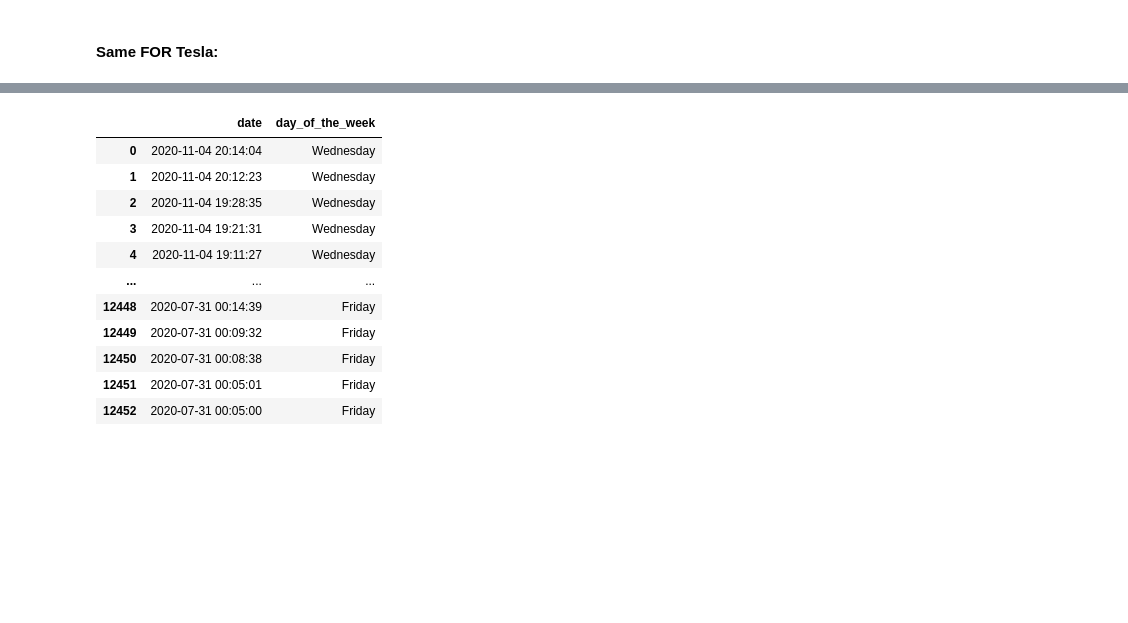
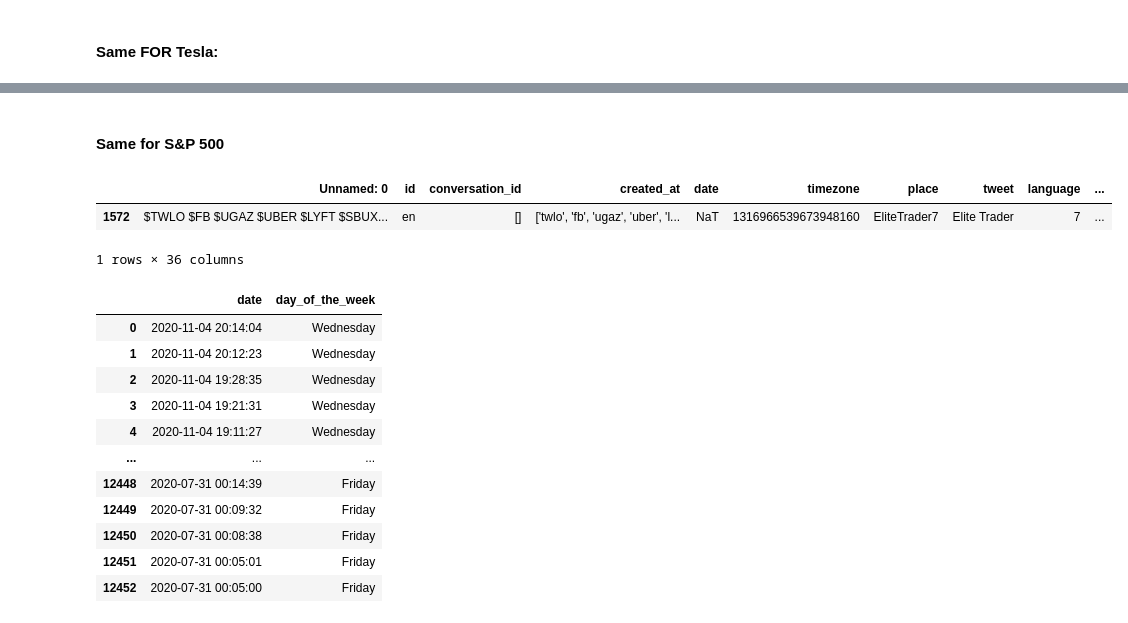
Before and after one commit to Casmodeus/Sentiment-Analysis-in-Stock-Market, a Jupyter notebook: project_2ndITER.ipynb, the cells around one changed output, grey strips where cells are left out. Saved outputs shown, nothing was run; the diff lists cells and outputs as text; code cells hidden in the pictures; blank space fills up the shorter version.

```diff
--- a/project_2ndITER.ipynb
+++ b/project_2ndITER.ipynb
@@ -227,3 +254,13 @@ tsla_tweets.loc[tsla_tweets.Year != 2020,]
+# %% [markdown]
+#### Same for S&P 500
+# %%
+spx_tweets['date'] = pd.to_datetime(spx_tweets['date'], errors='coerce')
+spx_tweets['Year'] = pd.DatetimeIndex(spx_tweets['date']).year
+spx_tweets.loc[spx_tweets.Year != 2020,]
+# %% [output]
+|  | Unnamed: 0 | id | conversation_id | created_at | date | timezone | place | tweet | language | ... |
+| 1572 | $TWLO $FB $UGAZ $UBER $LYFT $SBUX... | en | [] | ['twlo', 'fb', 'ugaz', 'uber', 'l... | NaT | 1316966539673948160 | EliteTrader7 | Elite Trader | 7 | ... |
+1 rows × 36 columns
 # %%
 aapl_tweets['date'] = pd.to_datetime(aapl_tweets.date, format='%Y-%m-%d')
 aapl_tweets['day_of_the_week'] = aapl_tweets['date'].dt.day_name()
```
Also changed, not shown: parts of 28 cells of this notebook, 1 other file.
